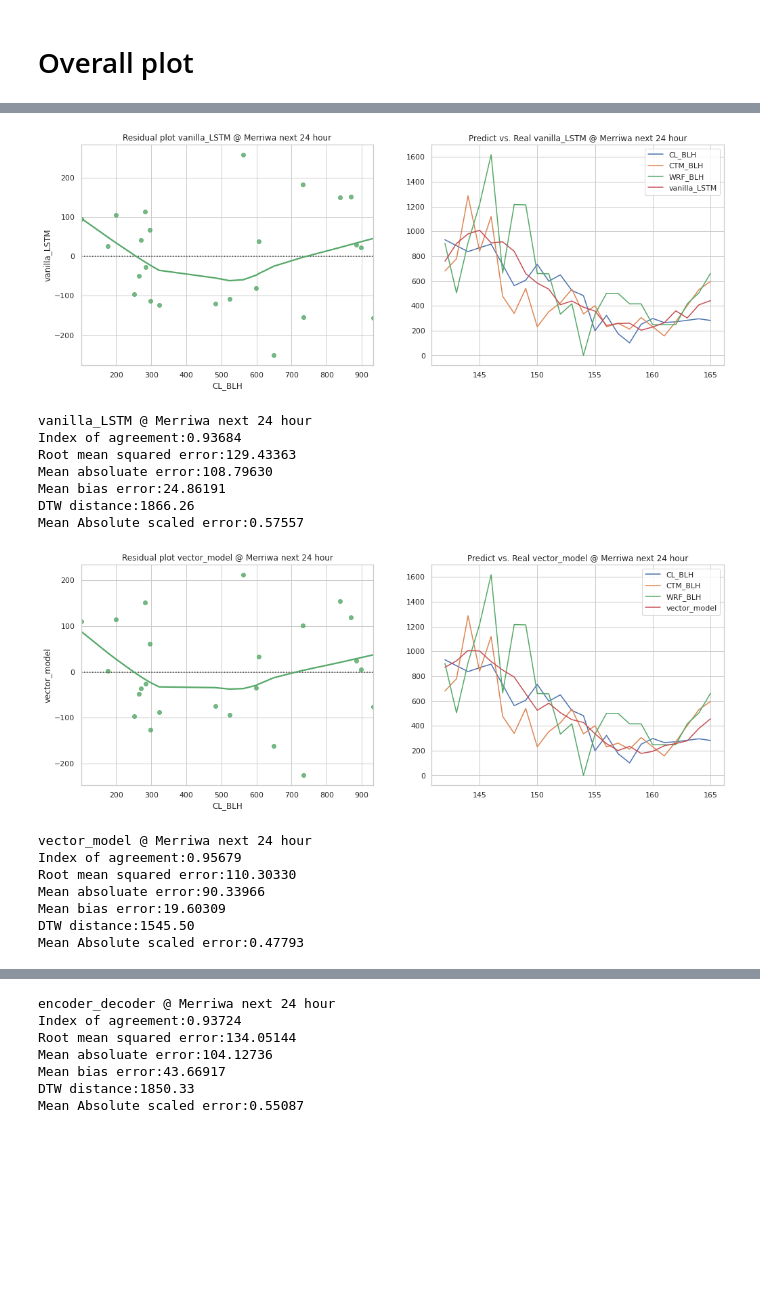
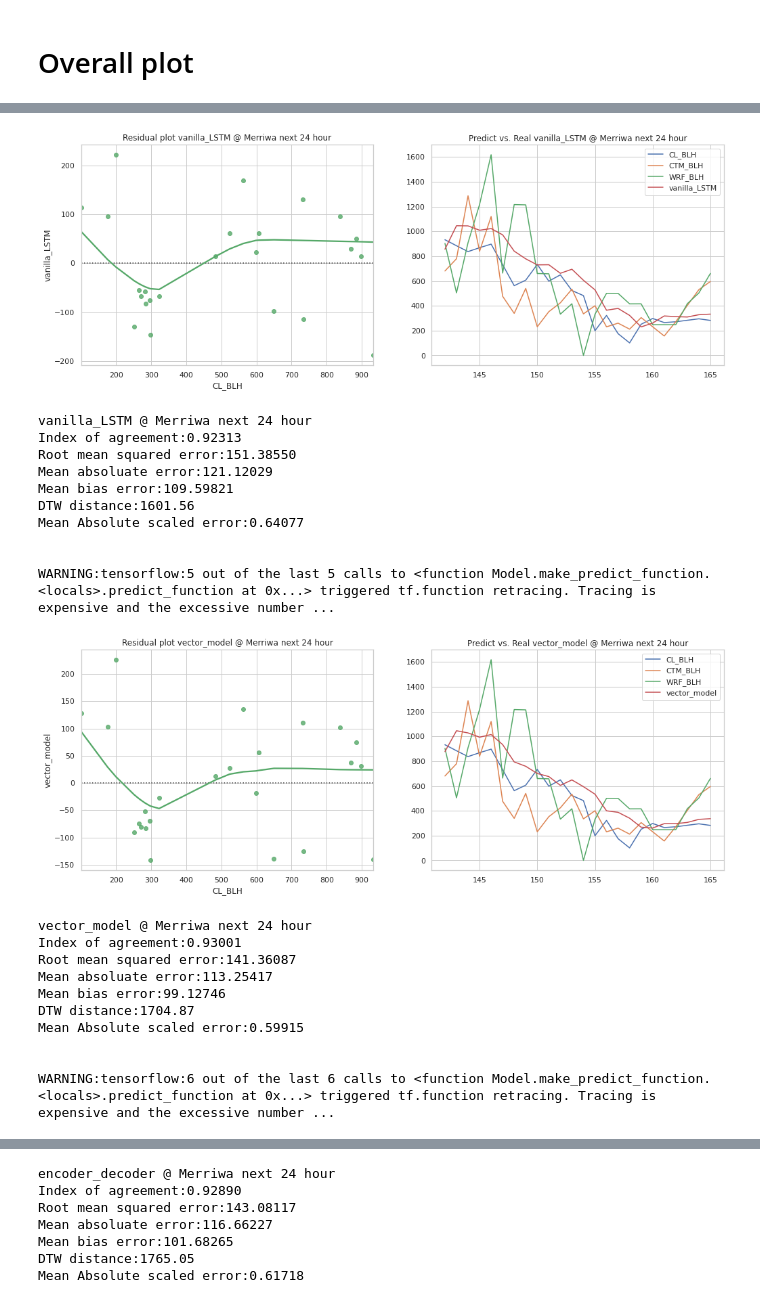
Before and after one commit to LlahsivK/group-18, a Jupyter notebook: SL_Anlysis3_NN_Model.ipynb, the cells around one changed output, grey strips where cells are left out. Drawn from its saved outputs; the diff is of its cells as text; code cells hidden in the pictures; blank space fills up the shorter version.

Commit message:
update NN model

```diff
--- a/SL_Anlysis3_NN_Model.ipynb
+++ b/SL_Anlysis3_NN_Model.ipynb
@@ -312,15 +350,14 @@ def modeller(site, feature_list, model_func, epochs=200, **kwargs):
   df.iloc[:,-3:] = y_scaler.transform(df.iloc[:,-3:])
 
   # split to lag
-  n_steps_in, n_steps_out = 48, 24
+  n_steps_in, n_steps_out = 5, 1
   X, y = multi_step_split(df, feature_list, n_steps_in, n_steps_out)
-
   model = model_func(n_steps_in, n_steps_out, len(feature_list))
   model.compile(optimizer='adam', loss='mse')
   # fit model
-  model.fit(X[:-1], y[:-1], epochs=epochs, verbose=0, **kwargs)
+  model.fit(X[:-24], y[:-24], epochs=epochs, verbose=0, **kwargs)
   # predict
-  y_pred = model.predict(X[-1:]).squeeze()
+  y_pred = model.predict(X[-24:]).squeeze()
   # plot
   y_df = pred_plots(df, y_pred, model_func.__name__, f' @ {site} next 24 hour', y_scaler, df[['CL_BLH']].iloc[:-24])
 
@@ -350,7 +395,7 @@ def encoder_decoder(n_steps_in, n_steps_out, n_features):
   model.add(LSTM(100, input_shape=(n_steps_in, n_features)))
   model.add(RepeatVector(n_steps_out))
   model.add(LSTM(100, return_sequences=True))
-  model.add(TimeDistributed(Dense(1)))
+  model.add(TimeDistributed(Dense(n_steps_out)))
   return model
 # %% [markdown]
 # Overall plot
@@ -360,10 +405,22 @@ from collections import defaultdict
 
 overall_df = defaultdict(dict)
 
-def overall_plot(site, feature_list):
-  models = [vanilla_LSTM, vector_model, encoder_decoder]
+feature_list = [
+  'Humidity',
+  'Temperature',
+  'CL_BLH',
+]
+
+def overall_plot(site, feature_list=feature_list):
+  models = [
+    vanilla_LSTM,
+    # bidirectional_LSTM,
+    vector_model,
+    encoder_decoder,
+  ]
   for model in models:
     modeller(site, feature_list, model, epochs=200)
     print('\n')
   site_overall_df = reduce(lambda x, y: pd.merge(x, y), overall_df[site].values())
+  df_column_switch(site_overall_df, 'WRF_BLH', 'CL_BLH')
   site_overall_df.plot(title=f'Actual vs Predicted BLH plots in {site} considering various models')
@@ -404,19 +457,25 @@ Mean Absolute scaled error:0.65556
 # %%
-overall_plot('Merriwa', feature_list)
+overall_plot('Merriwa')
 # %% [output]
-[figure, old version]
+[figure, new version]
 vanilla_LSTM @ Merriwa next 24 hour
-Index of agreement:0.93684
-Root mean squared error:129.43363
-Mean absoluate error:108.79630
-Mean bias error:24.86191
-DTW distance:1866.26
-Mean Absolute scaled error:0.57557
+Index of agreement:0.92313
+Root mean squared error:151.38550
+Mean absoluate error:121.12029
+Mean bias error:109.59821
+DTW distance:1601.56
+Mean Absolute scaled error:0.64077
+
+
+WARNING:tensorflow:5 out of the last 5 calls to <function Model.make_predict_function.<locals>.predict_function at 0x...> triggered tf.function retracing. Tracing is expensive and the excessive number ...
-[figure, old version]
+[figure, new version]
 vector_model @ Merriwa next 24 hour
-Index of agreement:0.95679
-Root mean squared error:110.30330
-Mean absoluate error:90.33966
-Mean bias error:19.60309
-DTW distance:1545.50
-Mean Absolute scaled error:0.47793
+Index of agreement:0.93001
+Root mean squared error:141.36087
+Mean absoluate error:113.25417
+Mean bias error:99.12746
+DTW distance:1704.87
+Mean Absolute scaled error:0.59915
+
+
+WARNING:tensorflow:6 out of the last 6 calls to <function Model.make_predict_function.<locals>.predict_function at 0x...> triggered tf.function retracing. Tracing is expensive and the excessive number ...
@@ -424,7 +483,7 @@ Mean Absolute scaled error:0.47793
 encoder_decoder @ Merriwa next 24 hour
-Index of agreement:0.93724
-Root mean squared error:134.05144
-Mean absoluate error:104.12736
-Mean bias error:43.66917
-DTW distance:1850.33
-Mean Absolute scaled error:0.55087
+Index of agreement:0.92890
+Root mean squared error:143.08117
+Mean absoluate error:116.66227
+Mean bias error:101.68265
+DTW distance:1765.05
+Mean Absolute scaled error:0.61718
```
Also changed, not shown: parts of 12 cells of this notebook.
